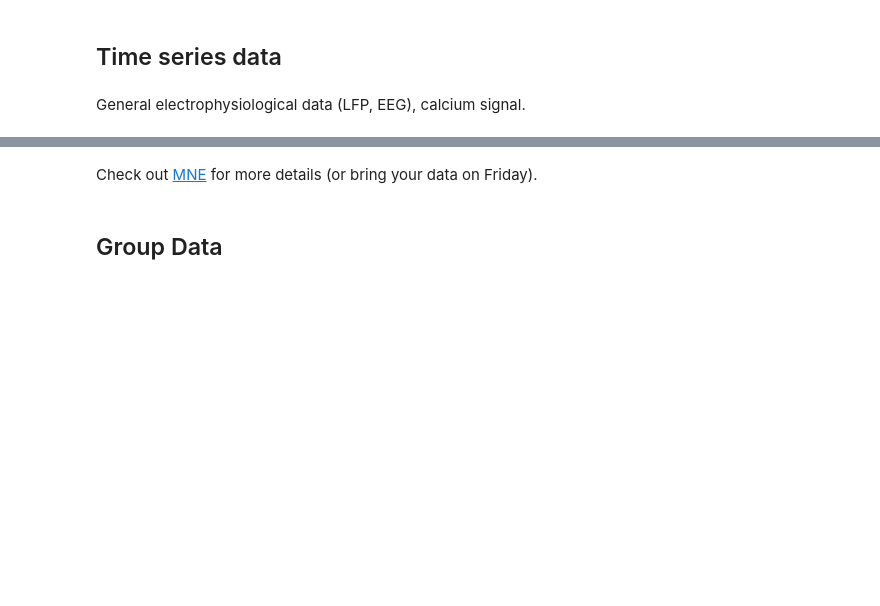
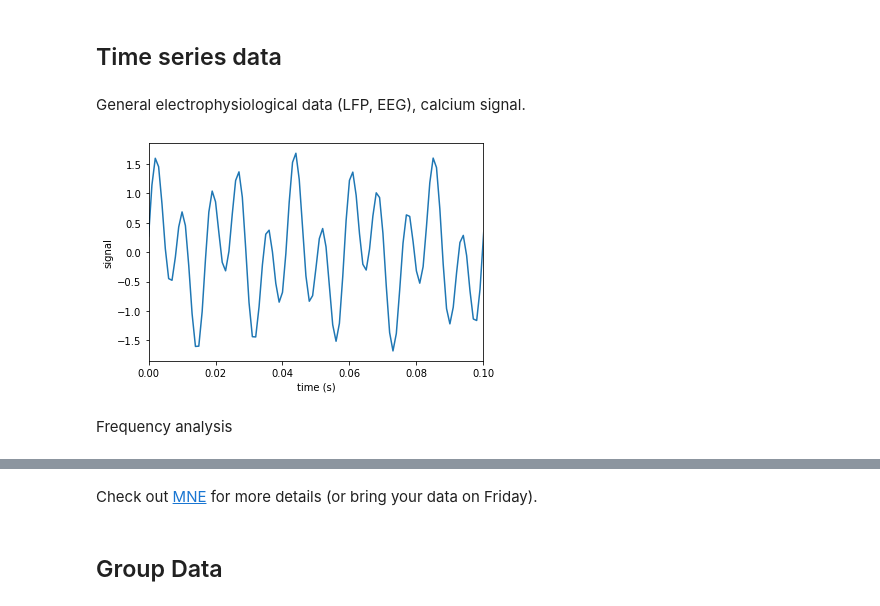
Before and after one commit to bichanw/AdvancedPython2022, a Jupyter notebook: Lecture1.ipynb, the cells around one changed output, grey strips where cells are left out. Drawn from its saved outputs; the diff is of its cells as text; code cells hidden in the pictures; blank space fills up the shorter version.

```diff
--- a/Lecture1.ipynb
+++ b/Lecture1.ipynb
@@ -52,3 +55,22 @@ plt.eventplot(tspk);
 ## Time series data
 # %% [markdown]
 General electrophysiological data (LFP, EEG), calcium signal.
+# %%
+# simplest example: sine wave with noise
+
+# create sample data
+Fs = 1000 # sampling frequency
+t = np.arange(0,0.3, 1/Fs)  # create time axis
+# %%
+# start with 1 sine wave
+# y = 0.7 * np.sin(2*np.pi*50*t)
+# or 2
+y = 0.7 * np.sin(2*np.pi*50*t + np.pi/8) + np.sin(2*np.pi*120*t)
+# %%
+fig,ax = plt.subplots()
+ax.plot(t,y)
+ax.set(xlabel='time (s)', ylabel='signal',xlim=[0,0.1]);
+# %% [output]
+[figure, added]
+# %% [markdown]
+Frequency analysis
```
Also changed, not shown: parts of 4 cells of this notebook, 1 other file.
